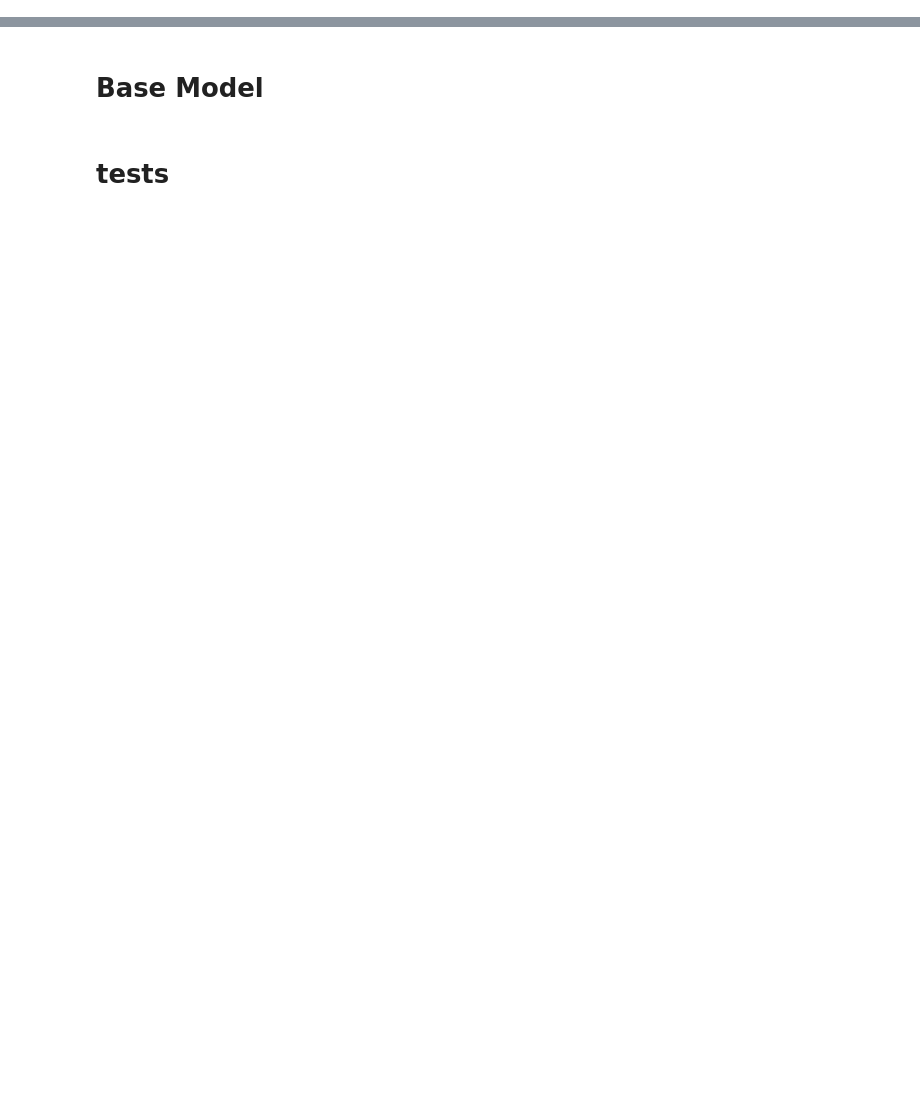
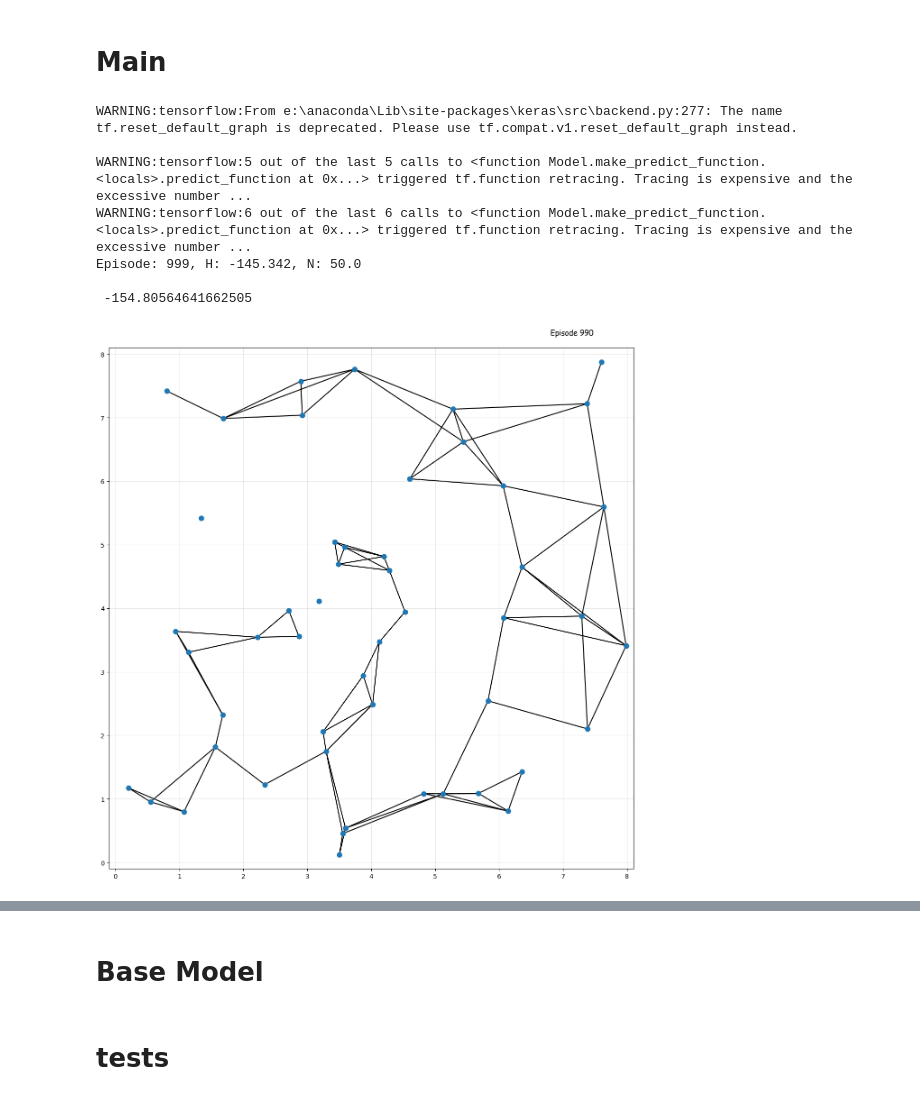
Before and after one commit to mehdibp/distributed_connected, a Jupyter notebook: SDS-Learned.ipynb, the cells around one changed output, grey strips where cells are left out. Saved outputs shown, nothing was run; the diff lists cells and outputs as text; code cells hidden in the pictures; blank space fills up the shorter version.

Commit message:
Add movement to agents

```diff
--- a/SDS-Learned.ipynb
+++ b/SDS-Learned.ipynb
@@ -6,5 +10,5 @@ from SDS_Environment import np, plt, tf, Camera
 # %%
-def initializer(env, N):
+def Initializer(env, N):
     # ---------------------------------------------------------------------------------------
     camera = Camera(plt.figure(figsize=(15,15)))
 
@@ -64,24 +68,29 @@ def play_one_step(env, model, N, state, episode):
 
     return next_state
 # %%
-def Plot_H_G(episode, Hamilton, Giant, Edges):
-    plt.figure(figsize=(15,10))
+def Plot_Results(episode, Hamilton, Giant, Edges, Tau):
+    plt.figure(figsize=(16,12))
 
-    plt.subplot(2,1,1)
+    plt.subplot(2,2,1)
     plt.title("Hamilton")
     plt.plot(Hamilton)
     plt.text(0.7*episode, 1.1*max(Hamilton), "Min(H): %f" % (min(Hamilton)) )
     plt.text(0.7*episode, 1.2*max(Hamilton), "Arg(H): %f" % (np.argmin(Hamilton)) )
     plt.grid(alpha=0.3)
 
-    plt.subplot(2,2,3)
+    plt.subplot(2,2,2)
     plt.title("Giant Component")
     plt.plot(Giant)
     plt.grid(alpha=0.3)
 
-    plt.subplot(2,2,4)
-    plt.title("Tansition Range")
+    plt.subplot(2,2,3)
+    plt.title("Transition Range")
     plt.plot(Edges)
     plt.grid(alpha=0.3)
 
+    plt.subplot(2,2,4)
+    plt.title("Tau")
+    plt.plot(Tau)
+    plt.grid(alpha=0.3)
+
     plt.show()
@@ -88,38 +121,48 @@ def Plot_H_G(episode, Hamilton, Giant, Edges):
+# %% [markdown]
+# Main
 # %%
-N = 100                      # Number of agents
-L = 15                       # The length of the simulation box
-env = SDS.Distributed_System(N,L)
+N = 50                      # Number of agents
+L = 8                       # The length of the simulation box
+env = SDS.Distributed_System(N,L, flipping=True, on_off=False, moving=True)
 
-camera, model, n_outputs, state = initializer(env, N)
+camera, model, n_outputs, state = Initializer(env, N)
+P_ij=np.copy(env.A); Q_ij=np.ones((env.N, env.N)); previous_A=np.zeros((env.N, env.N))
 
 Hamilton = []               # Just for plot total hamilton per episode
 Giant  = []                 # Represents the percentage of members of the giant component
 Edges  = []
 Energy = []
+Tau    = []
 
 
-for episode in range(800):
+for episode in range(1000):
     state = play_one_step(env, model, N, state, episode)
 
 
-    # ---------------------------------------------------------------------------------------
-    # Show Results
-    H = 0
-    for i in range(env.N): H += env.Hamiltonian(i)        # Hamiltonian of the whole system
-    Hamilton.append(H)
-    Edges.append(env.k.sum()/2)
-    Energy.append((0.2*env.r**2).sum())
+    # Show Results --------------------------------------------------------------------------
+    hamilton, edge, energy, tau = Calculate_Result(env, P_ij, Q_ij, previous_A)
+    Hamilton.append(hamilton)
+    Edges.append(edge)
+    Energy.append(energy)
+    Tau.append(tau)
 
+    if episode%10 == 0: Giant.append( env.Plot(camera, episode) )
 
-    if episode%10 == 0:
-        Giant.append( env.Plot(camera, episode) )
-
-    print("\rEpisode: {}, H: {:.3f}, N: {:.1f}".format(episode, H, env.N), end="")
+    print("\rEpisode: {}, H: {:.3f}, N: {:.1f}".format(episode, hamilton, env.N), end="")
 
 
 anim = camera.animate(interval= 120, repeat=True, repeat_delay= 500, blit=True)
 anim.save('./result/animation_Learned.gif')
 
 #-------------------------------------------------------------------------------
 print("\n\n", np.average(Hamilton))
-Plot_H_G(episode, Hamilton, Giant, Energy)
+Plot_Results(episode, Hamilton, Giant, Energy, Tau)
+# %% [output]
+WARNING:tensorflow:From e:\anaconda\Lib\site-packages\keras\src\backend.py:277: The name tf.reset_default_graph is deprecated. Please use tf.compat.v1.reset_default_graph instead.
+
+WARNING:tensorflow:5 out of the last 5 calls to <function Model.make_predict_function.<locals>.predict_function at 0x...> triggered tf.function retracing. Tracing is expensive and the excessive number ...
+WARNING:tensorflow:6 out of the last 6 calls to <function Model.make_predict_function.<locals>.predict_function at 0x...> triggered tf.function retracing. Tracing is expensive and the excessive number ...
+Episode: 999, H: -145.342, N: 50.0
+
+ -154.80564641662505
+[figure, added]
```
Also changed, not shown: parts of 5 cells of this notebook, 2 other files.
